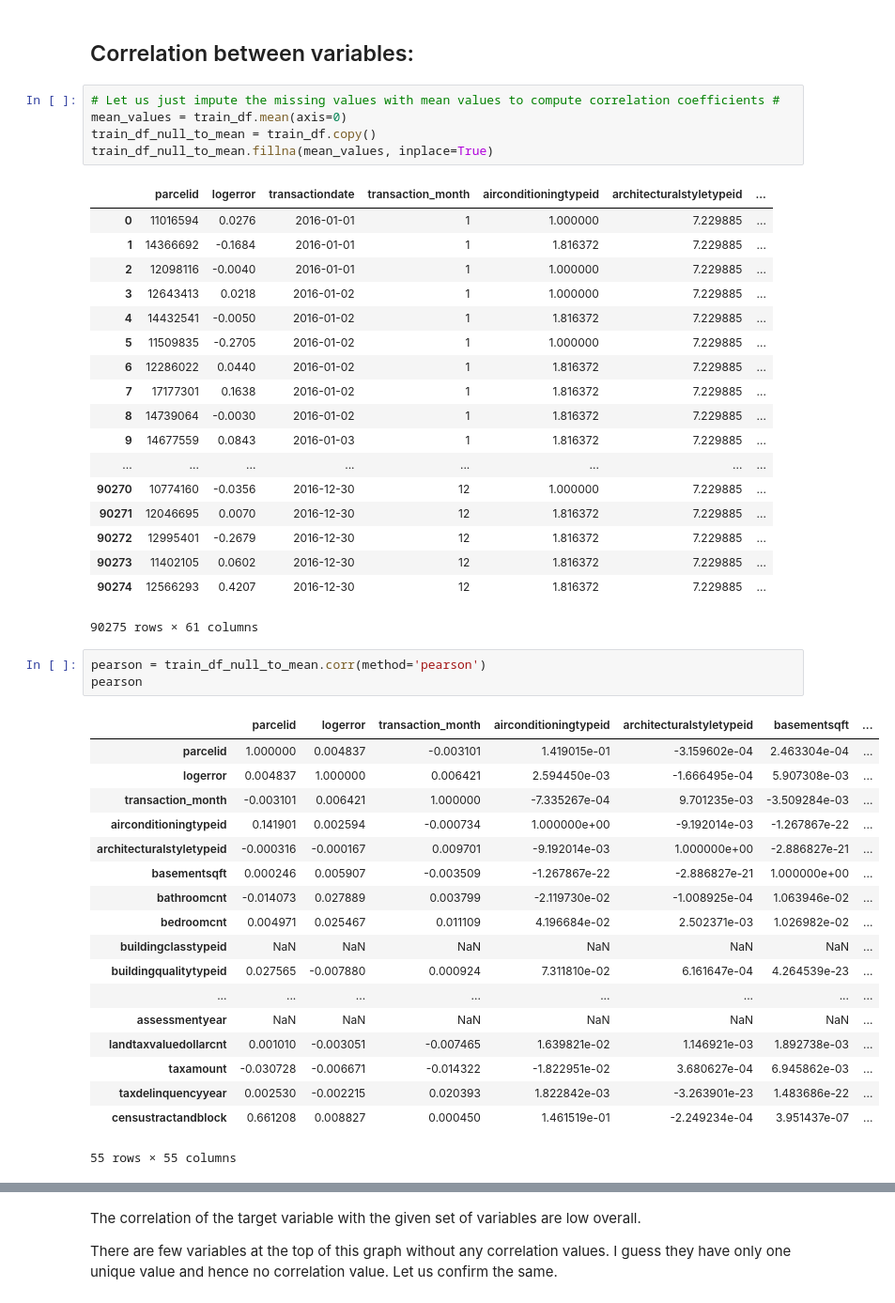
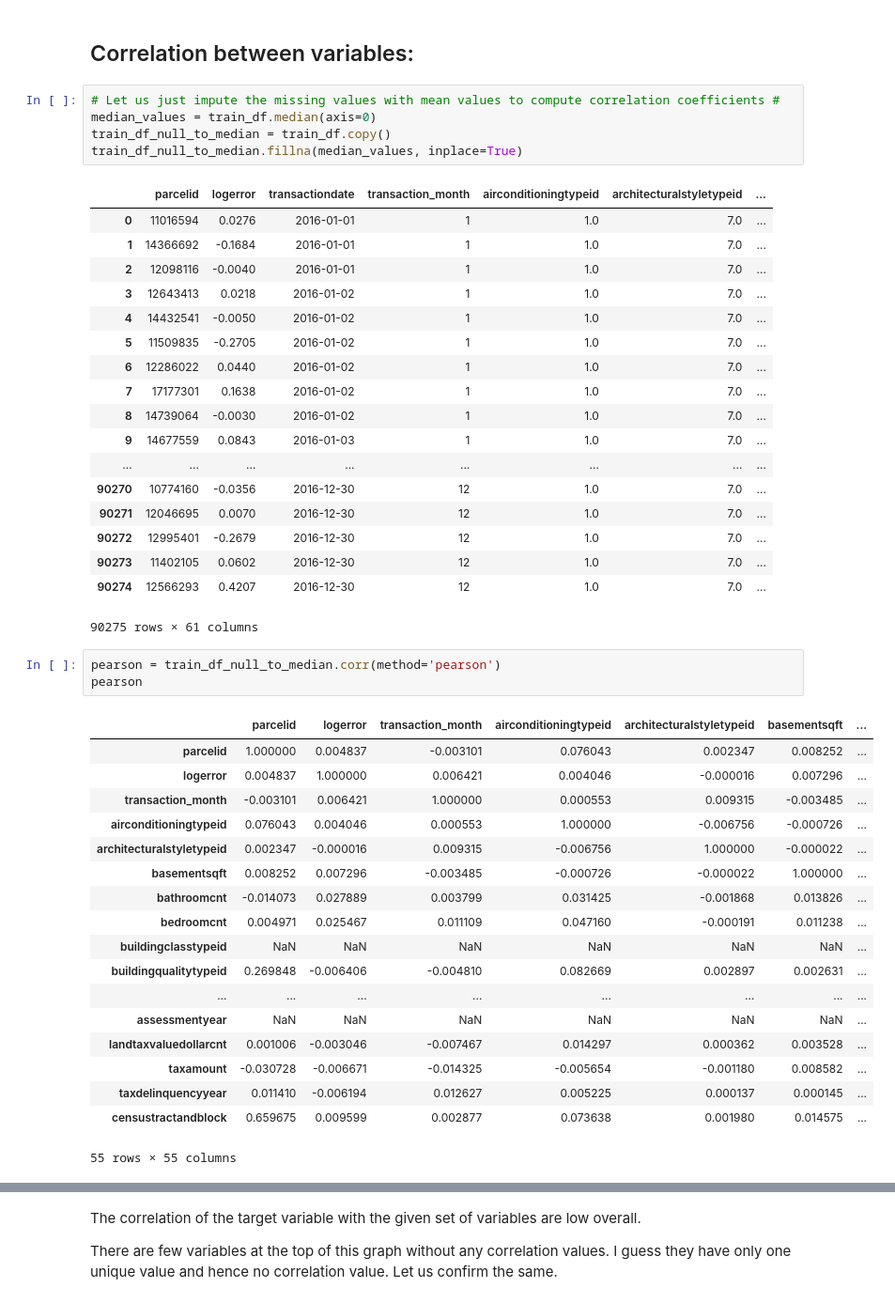
Before and after one commit to adrienctx/cb-data-science-workshops, a Jupyter notebook: kaggle-zillow/notebooks/data-exploration.ipynb, the cells around one changed output, grey strips where cells are left out. Shown at 94% size. Drawn from its saved outputs; the diff is of its cells as text.

```diff
--- a/kaggle-zillow/notebooks/data-exploration.ipynb
+++ b/kaggle-zillow/notebooks/data-exploration.ipynb
@@ -337,49 +337,49 @@ For example, does it work on both *poolsizesum* and *fireplaceflag*? And *buildi
 ## Correlation between variables:
 # %%
 # Let us just impute the missing values with mean values to compute correlation coefficients #
-mean_values = train_df.mean(axis=0)
-train_df_null_to_mean = train_df.copy()
-train_df_null_to_mean.fillna(mean_values, inplace=True)
+median_values = train_df.median(axis=0)
+train_df_null_to_median = train_df.copy()
+train_df_null_to_median.fillna(median_values, inplace=True)
 # %% [output]
 |  | parcelid | logerror | transactiondate | transaction_month | airconditioningtypeid | architecturalstyletypeid | ... |
-| 0 | 11016594 | 0.0276 | 2016-01-01 | 1 | 1.000000 | 7.229885 | ... |
-| 1 | 14366692 | -0.1684 | 2016-01-01 | 1 | 1.816372 | 7.229885 | ... |
-| 2 | 12098116 | -0.0040 | 2016-01-01 | 1 | 1.000000 | 7.229885 | ... |
-| 3 | 12643413 | 0.0218 | 2016-01-02 | 1 | 1.000000 | 7.229885 | ... |
-| 4 | 14432541 | -0.0050 | 2016-01-02 | 1 | 1.816372 | 7.229885 | ... |
-| 5 | 11509835 | -0.2705 | 2016-01-02 | 1 | 1.000000 | 7.229885 | ... |
-| 6 | 12286022 | 0.0440 | 2016-01-02 | 1 | 1.816372 | 7.229885 | ... |
-| 7 | 17177301 | 0.1638 | 2016-01-02 | 1 | 1.816372 | 7.229885 | ... |
-| 8 | 14739064 | -0.0030 | 2016-01-02 | 1 | 1.816372 | 7.229885 | ... |
-| 9 | 14677559 | 0.0843 | 2016-01-03 | 1 | 1.816372 | 7.229885 | ... |
+| 0 | 11016594 | 0.0276 | 2016-01-01 | 1 | 1.0 | 7.0 | ... |
+| 1 | 14366692 | -0.1684 | 2016-01-01 | 1 | 1.0 | 7.0 | ... |
+| 2 | 12098116 | -0.0040 | 2016-01-01 | 1 | 1.0 | 7.0 | ... |
+| 3 | 12643413 | 0.0218 | 2016-01-02 | 1 | 1.0 | 7.0 | ... |
+| 4 | 14432541 | -0.0050 | 2016-01-02 | 1 | 1.0 | 7.0 | ... |
+| 5 | 11509835 | -0.2705 | 2016-01-02 | 1 | 1.0 | 7.0 | ... |
+| 6 | 12286022 | 0.0440 | 2016-01-02 | 1 | 1.0 | 7.0 | ... |
+| 7 | 17177301 | 0.1638 | 2016-01-02 | 1 | 1.0 | 7.0 | ... |
+| 8 | 14739064 | -0.0030 | 2016-01-02 | 1 | 1.0 | 7.0 | ... |
+| 9 | 14677559 | 0.0843 | 2016-01-03 | 1 | 1.0 | 7.0 | ... |
 | ... | ... | ... | ... | ... | ... | ... | ... |
-| 90270 | 10774160 | -0.0356 | 2016-12-30 | 12 | 1.000000 | 7.229885 | ... |
-| 90271 | 12046695 | 0.0070 | 2016-12-30 | 12 | 1.816372 | 7.229885 | ... |
-| 90272 | 12995401 | -0.2679 | 2016-12-30 | 12 | 1.816372 | 7.229885 | ... |
-| 90273 | 11402105 | 0.0602 | 2016-12-30 | 12 | 1.816372 | 7.229885 | ... |
-| 90274 | 12566293 | 0.4207 | 2016-12-30 | 12 | 1.816372 | 7.229885 | ... |
+| 90270 | 10774160 | -0.0356 | 2016-12-30 | 12 | 1.0 | 7.0 | ... |
+| 90271 | 12046695 | 0.0070 | 2016-12-30 | 12 | 1.0 | 7.0 | ... |
+| 90272 | 12995401 | -0.2679 | 2016-12-30 | 12 | 1.0 | 7.0 | ... |
+| 90273 | 11402105 | 0.0602 | 2016-12-30 | 12 | 1.0 | 7.0 | ... |
+| 90274 | 12566293 | 0.4207 | 2016-12-30 | 12 | 1.0 | 7.0 | ... |
 90275 rows × 61 columns
 # %%
-pearson = train_df_null_to_mean.corr(method='pearson')
+pearson = train_df_null_to_median.corr(method='pearson')
 pearson
 # %% [output]
 |  | parcelid | logerror | transaction_month | airconditioningtypeid | architecturalstyletypeid | basementsqft | ... |
-| parcelid | 1.000000 | 0.004837 | -0.003101 | 1.419015e-01 | -3.159602e-04 | 2.463304e-04 | ... |
-| logerror | 0.004837 | 1.000000 | 0.006421 | 2.594450e-03 | -1.666495e-04 | 5.907308e-03 | ... |
-| transaction_month | -0.003101 | 0.006421 | 1.000000 | -7.335267e-04 | 9.701235e-03 | -3.509284e-03 | ... |
-| airconditioningtypeid | 0.141901 | 0.002594 | -0.000734 | 1.000000e+00 | -9.192014e-03 | -1.267867e-22 | ... |
-| architecturalstyletypeid | -0.000316 | -0.000167 | 0.009701 | -9.192014e-03 | 1.000000e+00 | -2.886827e-21 | ... |
-| basementsqft | 0.000246 | 0.005907 | -0.003509 | -1.267867e-22 | -2.886827e-21 | 1.000000e+00 | ... |
-| bathroomcnt | -0.014073 | 0.027889 | 0.003799 | -2.119730e-02 | -1.008925e-04 | 1.063946e-02 | ... |
-| bedroomcnt | 0.004971 | 0.025467 | 0.011109 | 4.196684e-02 | 2.502371e-03 | 1.026982e-02 | ... |
+| parcelid | 1.000000 | 0.004837 | -0.003101 | 0.076043 | 0.002347 | 0.008252 | ... |
+| logerror | 0.004837 | 1.000000 | 0.006421 | 0.004046 | -0.000016 | 0.007296 | ... |
+| transaction_month | -0.003101 | 0.006421 | 1.000000 | 0.000553 | 0.009315 | -0.003485 | ... |
+| airconditioningtypeid | 0.076043 | 0.004046 | 0.000553 | 1.000000 | -0.006756 | -0.000726 | ... |
+| architecturalstyletypeid | 0.002347 | -0.000016 | 0.009315 | -0.006756 | 1.000000 | -0.000022 | ... |
+| basementsqft | 0.008252 | 0.007296 | -0.003485 | -0.000726 | -0.000022 | 1.000000 | ... |
+| bathroomcnt | -0.014073 | 0.027889 | 0.003799 | 0.031425 | -0.001868 | 0.013826 | ... |
+| bedroomcnt | 0.004971 | 0.025467 | 0.011109 | 0.047160 | -0.000191 | 0.011238 | ... |
 | buildingclasstypeid | NaN | NaN | NaN | NaN | NaN | NaN | ... |
-| buildingqualitytypeid | 0.027565 | -0.007880 | 0.000924 | 7.311810e-02 | 6.161647e-04 | 4.264539e-23 | ... |
+| buildingqualitytypeid | 0.269848 | -0.006406 | -0.004810 | 0.082669 | 0.002897 | 0.002631 | ... |
 | ... | ... | ... | ... | ... | ... | ... | ... |
 | assessmentyear | NaN | NaN | NaN | NaN | NaN | NaN | ... |
-| landtaxvaluedollarcnt | 0.001010 | -0.003051 | -0.007465 | 1.639821e-02 | 1.146921e-03 | 1.892738e-03 | ... |
-| taxamount | -0.030728 | -0.006671 | -0.014322 | -1.822951e-02 | 3.680627e-04 | 6.945862e-03 | ... |
-| taxdelinquencyyear | 0.002530 | -0.002215 | 0.020393 | 1.822842e-03 | -3.263901e-23 | 1.483686e-22 | ... |
-| censustractandblock | 0.661208 | 0.008827 | 0.000450 | 1.461519e-01 | -2.249234e-04 | 3.951437e-07 | ... |
+| landtaxvaluedollarcnt | 0.001006 | -0.003046 | -0.007467 | 0.014297 | 0.000362 | 0.003528 | ... |
+| taxamount | -0.030728 | -0.006671 | -0.014325 | -0.005654 | -0.001180 | 0.008582 | ... |
+| taxdelinquencyyear | 0.011410 | -0.006194 | 0.012627 | 0.005225 | 0.000137 | 0.000145 | ... |
+| censustractandblock | 0.659675 | 0.009599 | 0.002877 | 0.073638 | 0.001980 | 0.014575 | ... |
 55 rows × 55 columns
 # %%
 # Generate a mask for the upper triangle
```
Also changed, not shown: parts of 10 cells of this notebook, 2 other files.
